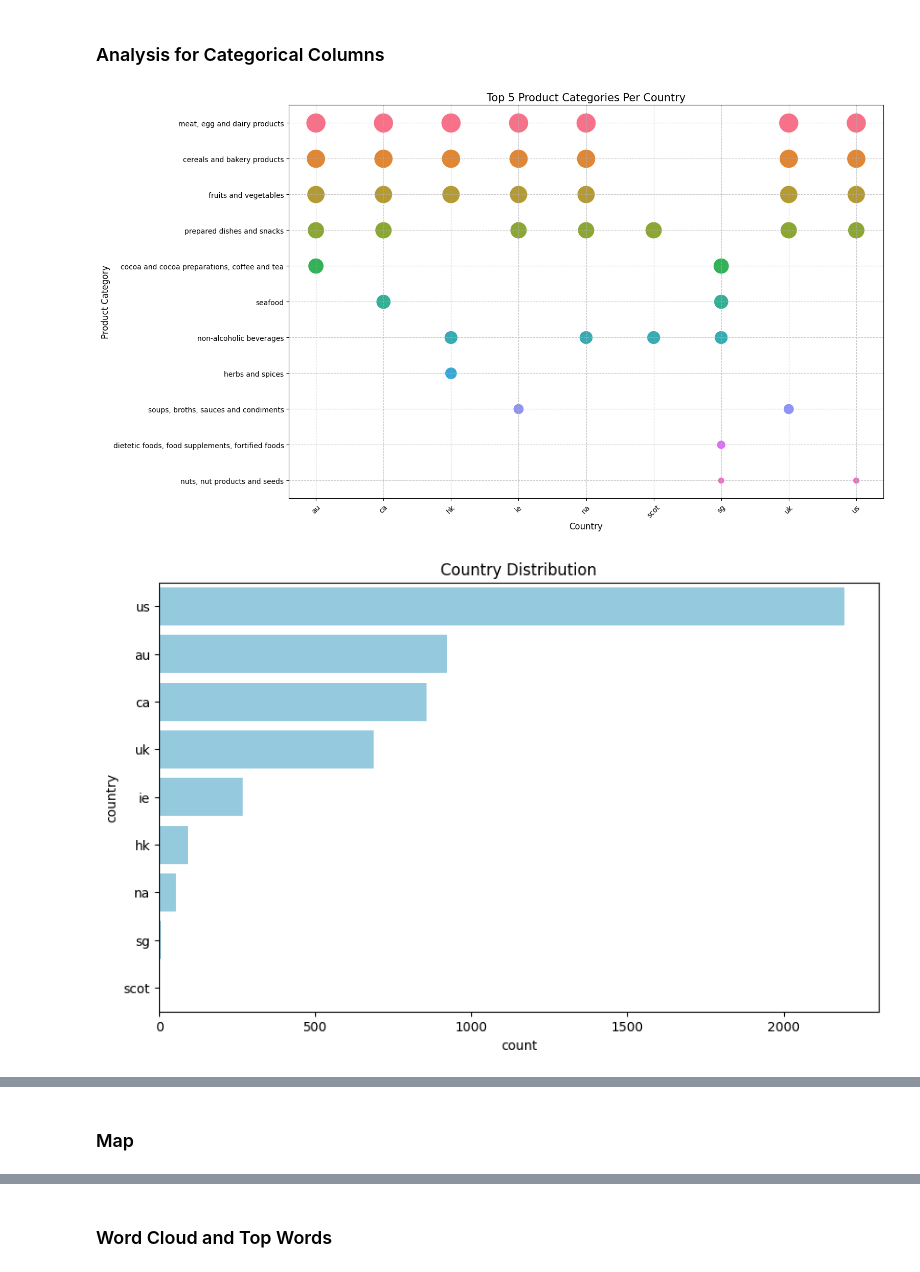
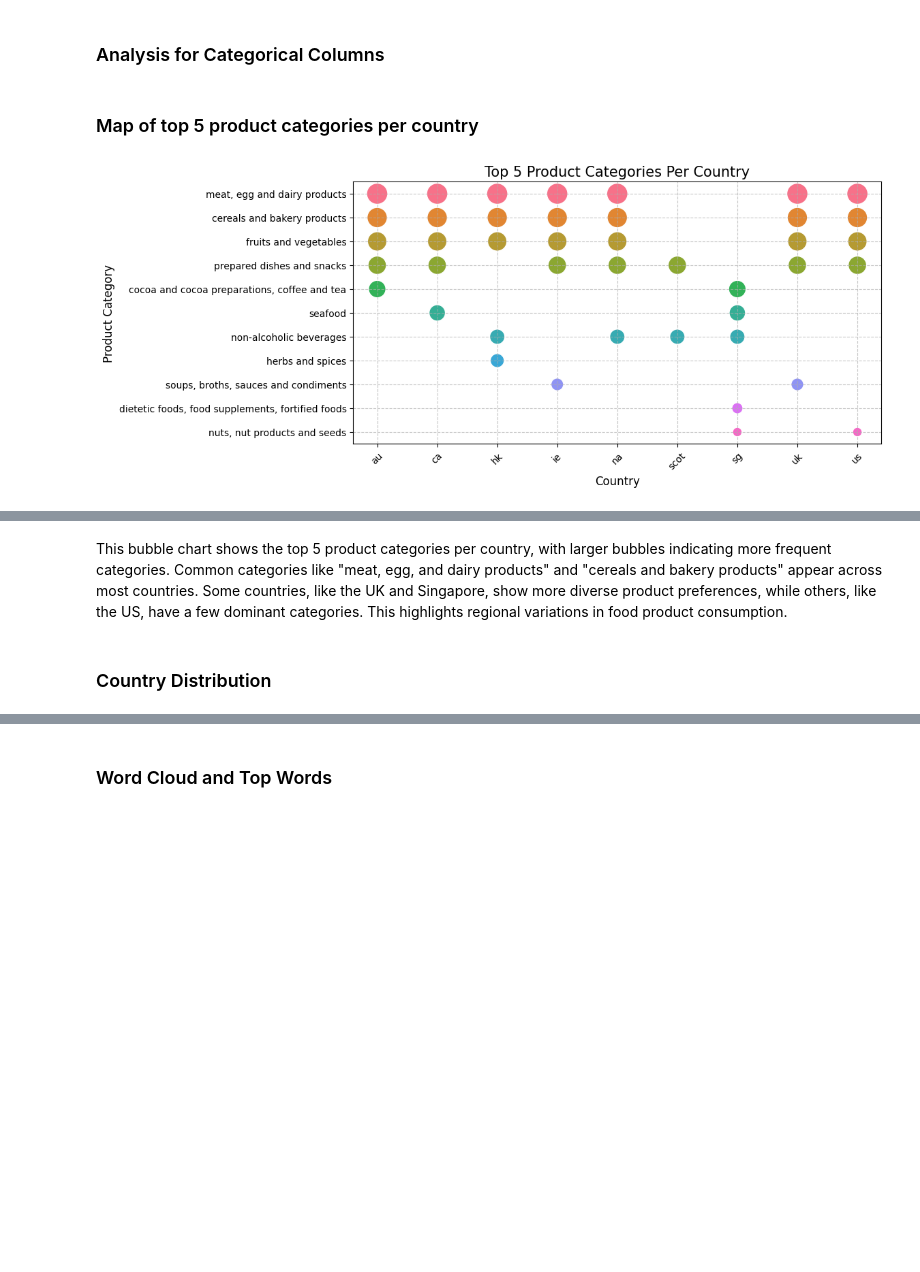
Before and after one commit to steliosg23/PDS-A2, a Jupyter notebook: Food Hazard Detection.ipynb, the cells around one changed output, grey strips where cells are left out. Saved outputs shown, nothing was run; the diff lists cells and outputs as text; code cells hidden in the pictures; blank space fills up the shorter version.

Commit message:
Added comments on plots modified train_eval funcs

```diff
--- a/Food Hazard Detection.ipynb
+++ b/Food Hazard Detection.ipynb
@@ -107,91 +107,34 @@ The dataset provides a multi-dimensional view of food hazard incidents, primaril
 ## Exploratory Data Analysis
 # %% [markdown]
 ### Analysis for Categorical Columns
+# %% [markdown]
+### Map of top 5 product categories per country
 # %%
 import pandas as pd
 import matplotlib.pyplot as plt
 import seaborn as sns
-
-
 
 # Top 5 product categories per country
 top_5_per_country = (
     df.groupby('country')['product-category']
     .value_counts()
     .groupby(level=0)
     .nlargest(5)
     .reset_index(level=0, drop=True)
     .reset_index()
 )
 
 # Plotting the map of top 5 product categories per country
-plt.figure(figsize=(15, 10))
+plt.figure(figsize=(10, 5))
 sns.scatterplot(
     x='country', y='product-category', size='product-category',
-    sizes=(100, 800), data=top_5_per_country, hue='product-category', legend=False
+    sizes=(100, 500), data=top_5_per_country, hue='product-category', legend=False
 )
 plt.title('Top 5 Product Categories Per Country', fontsize=15)
 plt.xlabel('Country', fontsize=12)
 plt.ylabel('Product Category', fontsize=12)
 plt.xticks(rotation=45)
 plt.grid(True, linestyle='--', alpha=0.7)
 plt.show()
-
-# Country Distribution
-plt.figure(figsize=(10, 6))
-sns.countplot(
-    y='country', data=df,
-    order=df['country'].value_counts().index,
-    color="skyblue", legend=False
-)
-plt.title('Country Distribution')
-plt.show()
-
-# Hazard Category Distribution
-plt.figure(figsize=(10, 6))
-sns.countplot(
-    y='hazard-category', data=df,
-    order=df['hazard-category'].value_counts().index,
-    color="lightgreen", legend=False
-)
-plt.title('Hazard Category Distribution')
-plt.show()
-
-# Product Category Distribution
-plt.figure(figsize=(10, 6))
-sns.countplot(
-    y='product-category', data=df,
-    order=df['product-category'].value_counts().index,
-    color="salmon", legend=False
-)
-plt.title('Product Category Distribution')
-plt.show()
-
-# Top 10 Hazards
-top_10_hazards = df['hazard'].value_counts().nlargest(10)
-plt.figure(figsize=(10, 6))
-sns.barplot(
-    y=top_10_hazards.index, x=top_10_hazards.values,
-    color="orange", legend=False
-)
-plt.title('Top 10 Hazards')
-plt.show()
-
-# Top 10 Products
-top_10_products = df['product'].value_counts().nlargest(10)
-plt.figure(figsize=(10, 6))
-sns.barplot(
-    y=top_10_products.index, x=top_10_products.values,
-    color="purple", legend=False
-)
-plt.title('Top 10 Products')
-plt.show()
-
-# Year Distribution
-plt.figure(figsize=(10, 6))
-sns.histplot(df['year'], bins=20, kde=True, color="lightcoral")
-plt.title('Year Distribution')
-plt.show()
 # %% [output]
-[figure, old version]
+[figure, new version]
-[figure, removed]
@@ -203,2 +141,4 @@ plt.show()
-# %% [markdown]
-### Map
+# %% [markdown]
+This bubble chart shows the top 5 product categories per country, with larger bubbles indicating more frequent categories. Common categories like "meat, egg, and dairy products" and "cereals and bakery products" appear across most countries. Some countries, like the UK and Singapore, show more diverse product preferences, while others, like the US, have a few dominant categories. This highlights regional variations in food product consumption.
+# %% [markdown]
+### Country Distribution
```
Also changed, not shown: parts of 25 cells of this notebook.
